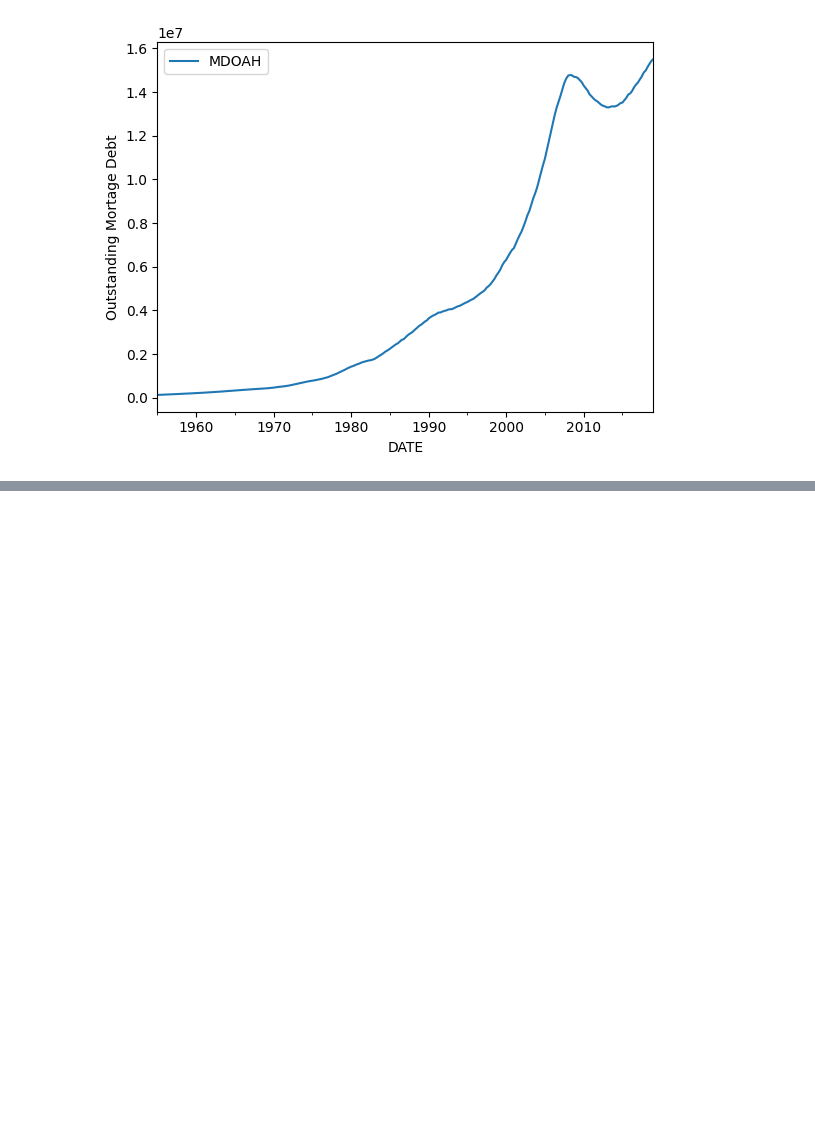
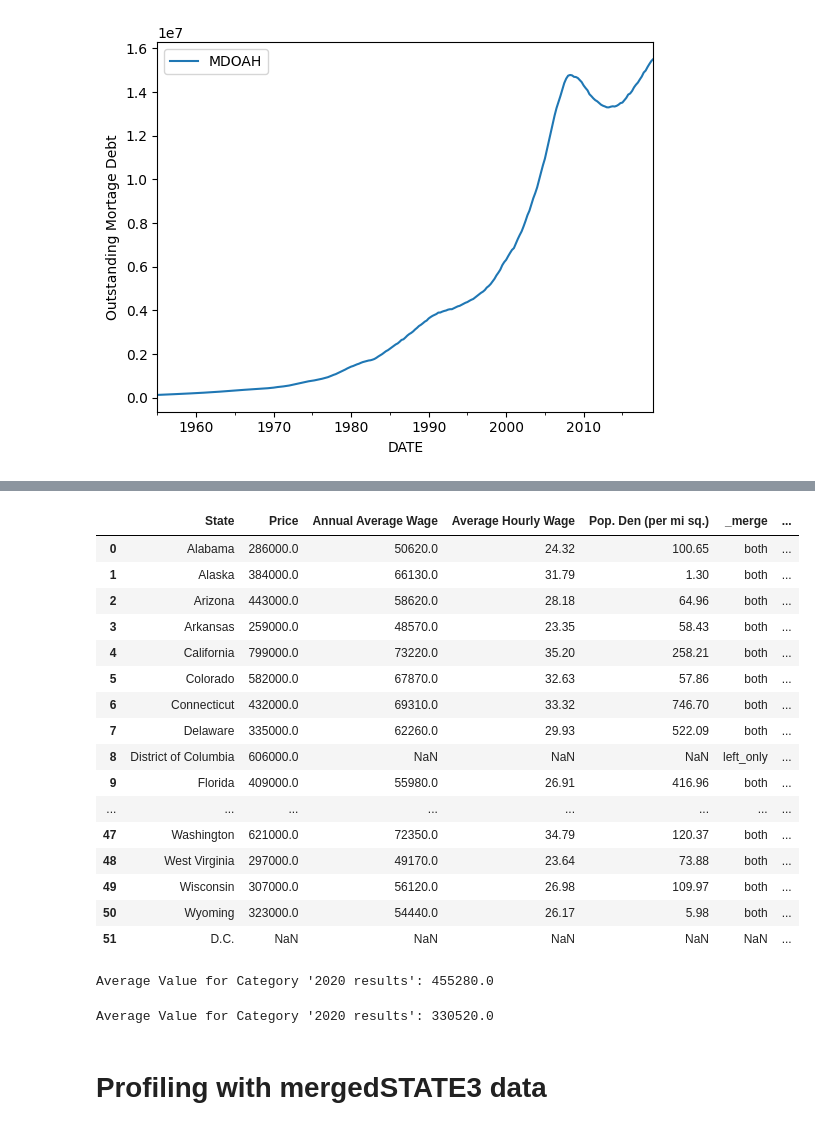
Before and after one commit to jmccahill5/datman, a Jupyter notebook: PS4.ipynb, the cells around one changed output, grey strips where cells are left out. Drawn from its saved outputs; the diff is of its cells as text; code cells hidden in the pictures; blank space fills up the shorter version.

Commit message:
need to fix melt tool and profiling

```diff
--- a/PS4.ipynb
+++ b/PS4.ipynb
@@ -156,0 +363,2 @@ Text(0, 0.5, 'Outstanding Mortage Debt')
+# %%
+politics = pd.read_csv('ex1.csv')
@@ -156,0 +387,46 @@ Text(0, 0.5, 'Outstanding Mortage Debt')
+# %%
+mergedSTATE3 = pd.merge(mergedSTATE2, politics, how='outer', on=['State'])
+# %%
+mergedSTATE3
+# %% [output]
+|  | State | Price | Annual Average Wage | Average Hourly Wage | Pop. Den (per mi sq.) | _merge | ... |
+| 0 | Alabama | 286000.0 | 50620.0 | 24.32 | 100.65 | both | ... |
+| 1 | Alaska | 384000.0 | 66130.0 | 31.79 | 1.30 | both | ... |
+| 2 | Arizona | 443000.0 | 58620.0 | 28.18 | 64.96 | both | ... |
+| 3 | Arkansas | 259000.0 | 48570.0 | 23.35 | 58.43 | both | ... |
+| 4 | California | 799000.0 | 73220.0 | 35.20 | 258.21 | both | ... |
+| 5 | Colorado | 582000.0 | 67870.0 | 32.63 | 57.86 | both | ... |
+| 6 | Connecticut | 432000.0 | 69310.0 | 33.32 | 746.70 | both | ... |
+| 7 | Delaware | 335000.0 | 62260.0 | 29.93 | 522.09 | both | ... |
+| 8 | District of Columbia | 606000.0 | NaN | NaN | NaN | left_only | ... |
+| 9 | Florida | 409000.0 | 55980.0 | 26.91 | 416.96 | both | ... |
+| ... | ... | ... | ... | ... | ... | ... | ... |
+| 47 | Washington | 621000.0 | 72350.0 | 34.79 | 120.37 | both | ... |
+| 48 | West Virginia | 297000.0 | 49170.0 | 23.64 | 73.88 | both | ... |
+| 49 | Wisconsin | 307000.0 | 56120.0 | 26.98 | 109.97 | both | ... |
+| 50 | Wyoming | 323000.0 | 54440.0 | 26.17 | 5.98 | both | ... |
+| 51 | D.C. | NaN | NaN | NaN | NaN | NaN | ... |
+# %%
+# Define the condition
+condition = mergedSTATE3['2020 results'] == 'D'
+
+# Filter the Dataset based on the condition
+filtered_data = mergedSTATE3[condition]
+
+# Calculate the average of the price for only D
+average_value = filtered_data['Price'].mean()
+
+print("Average Value for Category '2020 results':", average_value)
+# %% [output]
+Average Value for Category '2020 results': 455280.0
+# %%
+# Same but for R
+condition = mergedSTATE3['2020 results'] == 'R'
+
+filtered_data = mergedSTATE3[condition]
+
+average_value = filtered_data['Price'].mean()
+
+print("Average Value for Category '2020 results':", average_value)
+# %% [output]
+Average Value for Category '2020 results': 330520.0
@@ -156,0 +438,2 @@ Text(0, 0.5, 'Outstanding Mortage Debt')
+# %% [markdown]
+# Profiling with mergedSTATE3 data
```
Also changed, not shown: parts of 48 cells of this notebook.
